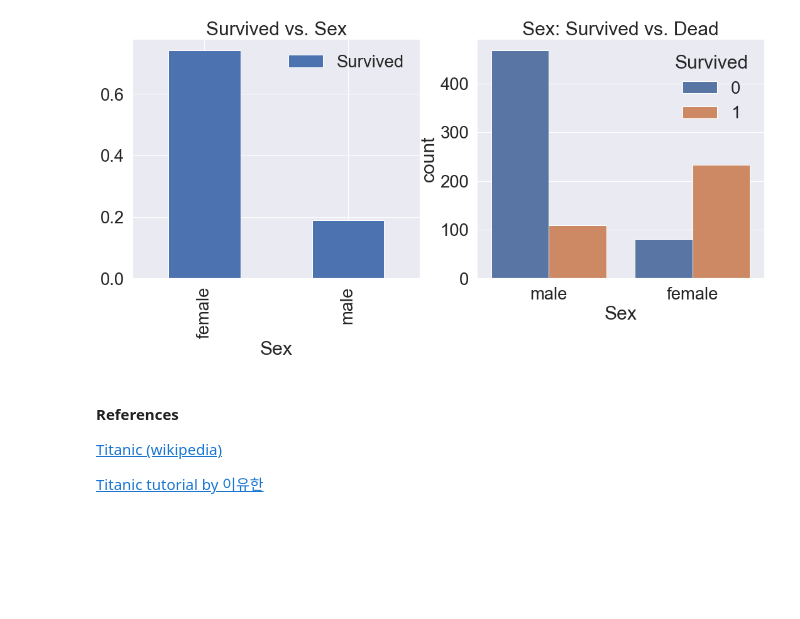
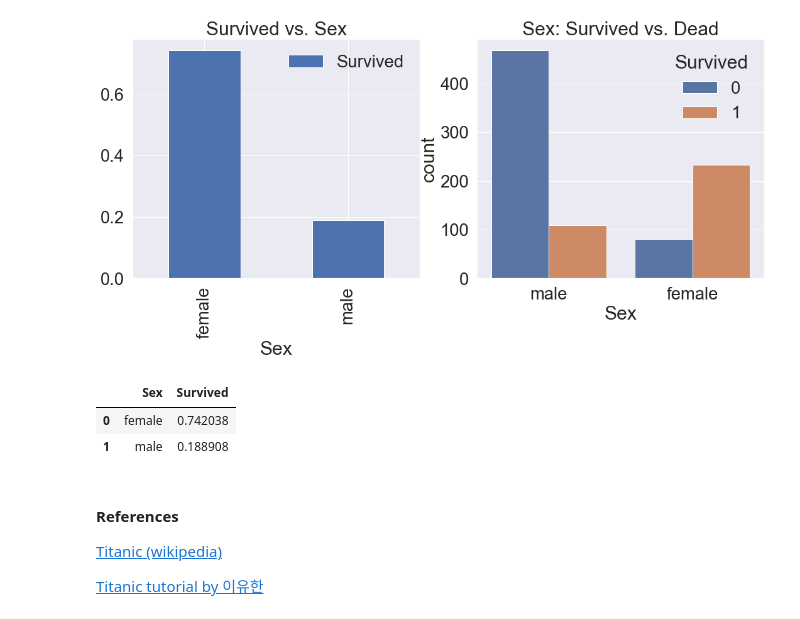
Before and after one commit to cryptnomy/programming, a Jupyter notebook: python/kaggle/kaggle-titanic/titanic-practice-v1.ipynb, the cells around one changed output. Saved outputs shown, nothing was run; the diff lists cells and outputs as text; code cells hidden in the pictures; blank space fills up the shorter version.

```diff
--- a/python/kaggle/kaggle-titanic/titanic-practice-v1.ipynb
+++ b/python/kaggle/kaggle-titanic/titanic-practice-v1.ipynb
@@ -218,3 +218,10 @@ ax[1].set_title("Sex: Survived vs. Dead")
 plt.show()
 # %% [output]
 [figure]
+# %%
+df_train[["Sex", "Survived"]].groupby(["Sex"], as_index=False).mean()\
+                             .sort_values(by="Survived", ascending=False)
+# %% [output]
+|  | Sex | Survived |
+| 0 | female | 0.742038 |
+| 1 | male | 0.188908 |
```
Also changed, not shown: parts of 1 cell of this notebook.
